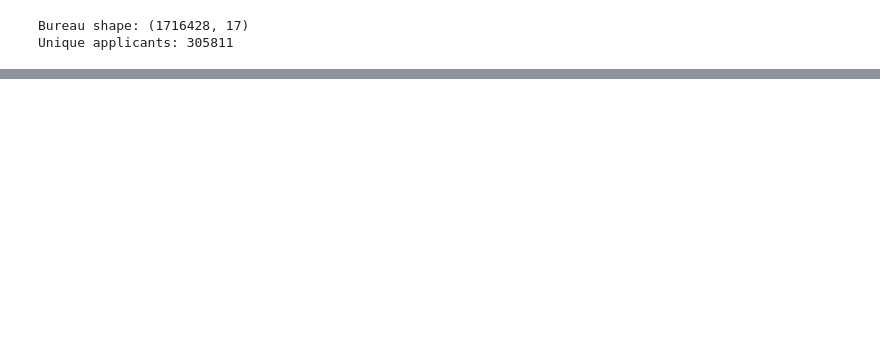
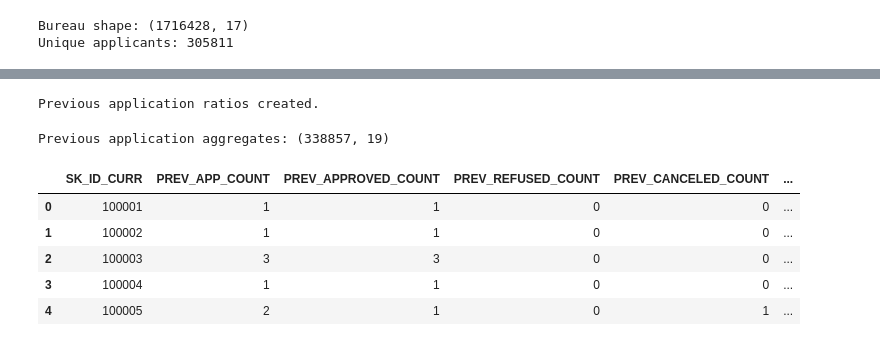
Before and after one commit to arnavanand2005/AI---Finance-Research-Project, a Jupyter notebook: notebooks/03_Feature_Engineering.ipynb, the cells around one changed output, grey strips where cells are left out. Saved outputs shown, nothing was run; the diff lists cells and outputs as text; code cells hidden in the pictures; blank space fills up the shorter version.

```diff
--- a/notebooks/03_Feature_Engineering.ipynb
+++ b/notebooks/03_Feature_Engineering.ipynb
@@ -300,0 +285,69 @@ The engineered training, validation, and test datasets were saved for use during
+# %%
+previous["PREV_CREDIT_APPLICATION_RATIO"] = (
+    previous["AMT_CREDIT"] /
+    previous["AMT_APPLICATION"].replace(0, np.nan)
+)
+
+previous["PREV_DOWN_PAYMENT_RATIO"] = (
+    previous["AMT_DOWN_PAYMENT"] /
+    previous["AMT_APPLICATION"].replace(0, np.nan)
+)
+
+previous["PREV_CREDIT_GOODS_RATIO"] = (
+    previous["AMT_CREDIT"] /
+    previous["AMT_GOODS_PRICE"].replace(0, np.nan)
+)
+
+print("Previous application ratios created.")
+# %% [output]
+Previous application ratios created.
+# %%
+previous_agg = previous.groupby("SK_ID_CURR").agg(
+    PREV_APP_COUNT=("SK_ID_PREV", "count"),
+
+    PREV_APPROVED_COUNT=("PREV_APPROVED", "sum"),
+    PREV_REFUSED_COUNT=("PREV_REFUSED", "sum"),
+    PREV_CANCELED_COUNT=("PREV_CANCELED", "sum"),
+    PREV_UNUSED_COUNT=("PREV_UNUSED", "sum"),
+
+    PREV_CREDIT_SUM=("AMT_CREDIT", "sum"),
+    PREV_CREDIT_MEAN=("AMT_CREDIT", "mean"),
+    PREV_CREDIT_MAX=("AMT_CREDIT", "max"),
+
+    PREV_APPLICATION_SUM=("AMT_APPLICATION", "sum"),
+    PREV_APPLICATION_MEAN=("AMT_APPLICATION", "mean"),
+
+    PREV_ANNUITY_MEAN=("AMT_ANNUITY", "mean"),
+    PREV_DOWN_PAYMENT_MEAN=("AMT_DOWN_PAYMENT", "mean"),
+
+    PREV_CREDIT_APPLICATION_RATIO_MEAN=(
+        "PREV_CREDIT_APPLICATION_RATIO",
+        "mean"
+    ),
+
+    PREV_DOWN_PAYMENT_RATIO_MEAN=(
+        "PREV_DOWN_PAYMENT_RATIO",
+        "mean"
+    ),
+
+    PREV_CREDIT_GOODS_RATIO_MEAN=(
+        "PREV_CREDIT_GOODS_RATIO",
+        "mean"
+    ),
+
+    PREV_DAYS_DECISION_MEAN=("DAYS_DECISION", "mean"),
+    PREV_DAYS_DECISION_MIN=("DAYS_DECISION", "min"),
+
+    PREV_INSTALLMENTS_MEAN=("CNT_PAYMENT", "mean")
+).reset_index()
+
+print("Previous application aggregates:", previous_agg.shape)
+previous_agg.head()
+# %% [output]
+Previous application aggregates: (338857, 19)
+|  | SK_ID_CURR | PREV_APP_COUNT | PREV_APPROVED_COUNT | PREV_REFUSED_COUNT | PREV_CANCELED_COUNT | ... |
+| 0 | 100001 | 1 | 1 | 0 | 0 | ... |
+| 1 | 100002 | 1 | 1 | 0 | 0 | ... |
+| 2 | 100003 | 3 | 3 | 0 | 0 | ... |
+| 3 | 100004 | 1 | 1 | 0 | 0 | ... |
+| 4 | 100005 | 2 | 1 | 0 | 1 | ... |
```
Also changed, not shown: parts of 69 cells of this notebook, 4 other files.
